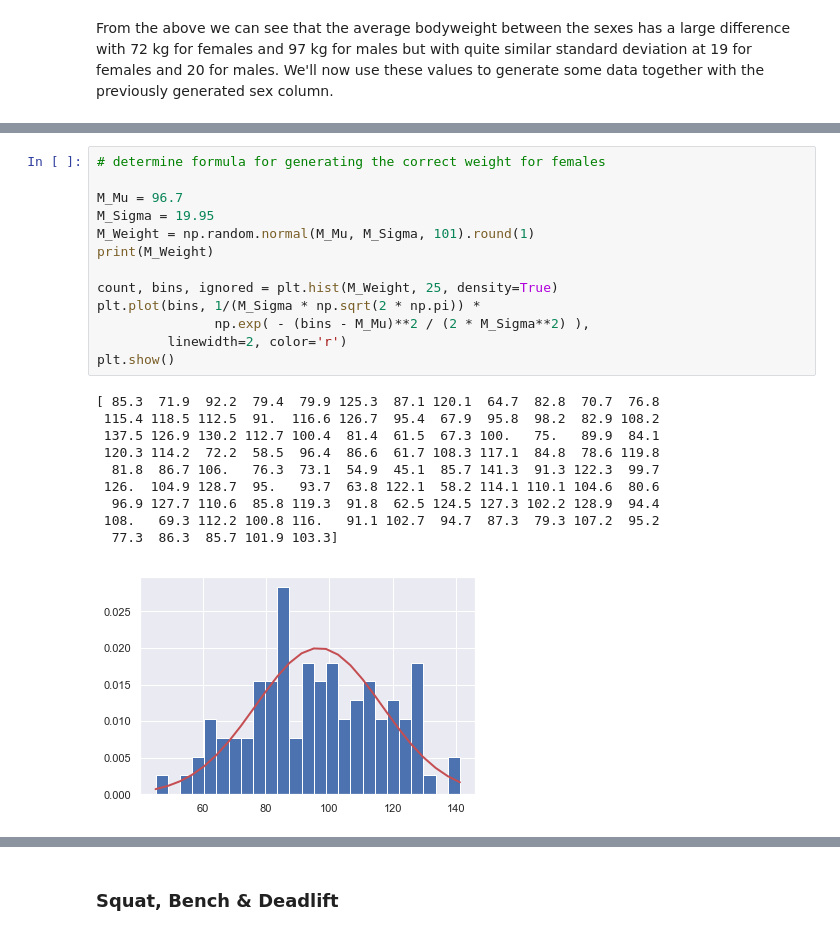
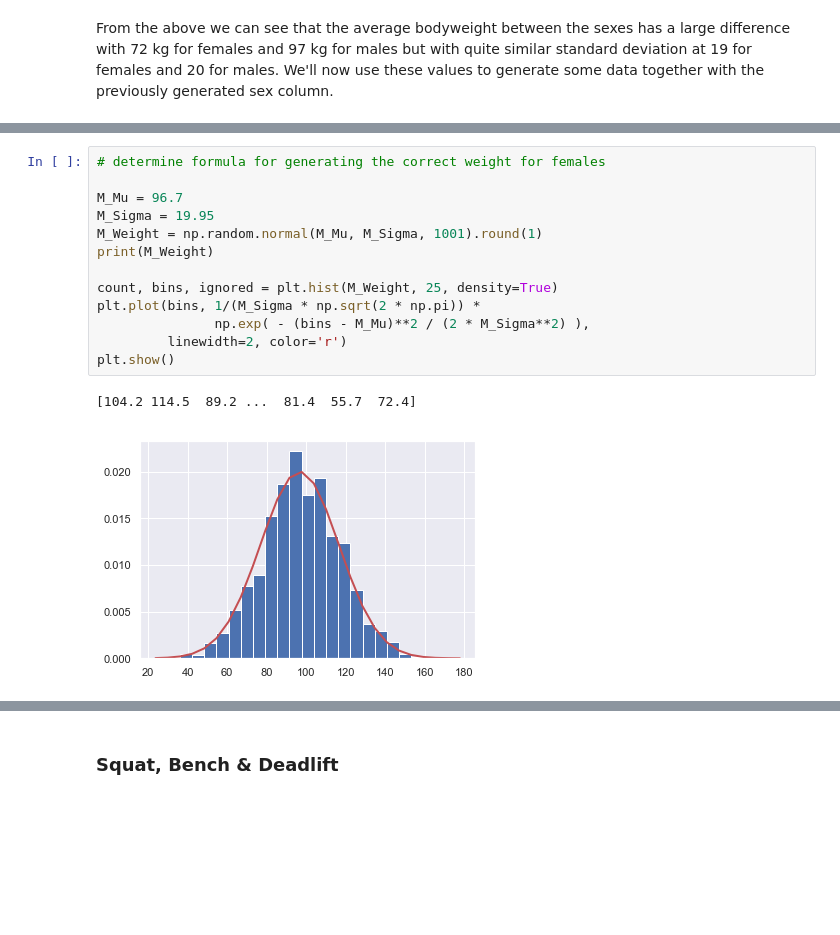
Before and after one commit to IanWafer/Programming-Project, a Jupyter notebook: Simulated Real World Phenomenon.ipynb, the cells around one changed output, grey strips where cells are left out. Saved outputs shown, nothing was run; the diff lists cells and outputs as text; blank space fills up the shorter version.

```diff
--- a/Simulated Real World Phenomenon.ipynb
+++ b/Simulated Real World Phenomenon.ipynb
@@ -230,27 +196,19 @@ plt.show()
 # %%
 # determine formula for generating the correct weight for females
 
 M_Mu = 96.7
 M_Sigma = 19.95
-M_Weight = np.random.normal(M_Mu, M_Sigma, 101).round(1)
+M_Weight = np.random.normal(M_Mu, M_Sigma, 1001).round(1)
 print(M_Weight)
 
 count, bins, ignored = plt.hist(M_Weight, 25, density=True)
 plt.plot(bins, 1/(M_Sigma * np.sqrt(2 * np.pi)) *
                np.exp( - (bins - M_Mu)**2 / (2 * M_Sigma**2) ),
          linewidth=2, color='r')
 plt.show()
 # %% [output]
-[ 85.3  71.9  92.2  79.4  79.9 125.3  87.1 120.1  64.7  82.8  70.7  76.8
- 115.4 118.5 112.5  91.  116.6 126.7  95.4  67.9  95.8  98.2  82.9 108.2
- 137.5 126.9 130.2 112.7 100.4  81.4  61.5  67.3 100.   75.   89.9  84.1
- 120.3 114.2  72.2  58.5  96.4  86.6  61.7 108.3 117.1  84.8  78.6 119.8
-  81.8  86.7 106.   76.3  73.1  54.9  45.1  85.7 141.3  91.3 122.3  99.7
- 126.  104.9 128.7  95.   93.7  63.8 122.1  58.2 114.1 110.1 104.6  80.6
-  96.9 127.7 110.6  85.8 119.3  91.8  62.5 124.5 127.3 102.2 128.9  94.4
- 108.   69.3 112.2 100.8 116.   91.1 102.7  94.7  87.3  79.3 107.2  95.2
-  77.3  86.3  85.7 101.9 103.3]
+[104.2 114.5  89.2 ...  81.4  55.7  72.4]
-[figure, old version]
+[figure, new version]
 # %%
 # Sourced from https://stackoverflow.com/questions/43391591/if-else-function-in-pandas-dataframe
 # Use np.where function with above random choice formula to plot the correct formula into the new column
```
Also changed, not shown: parts of 14 cells of this notebook.
